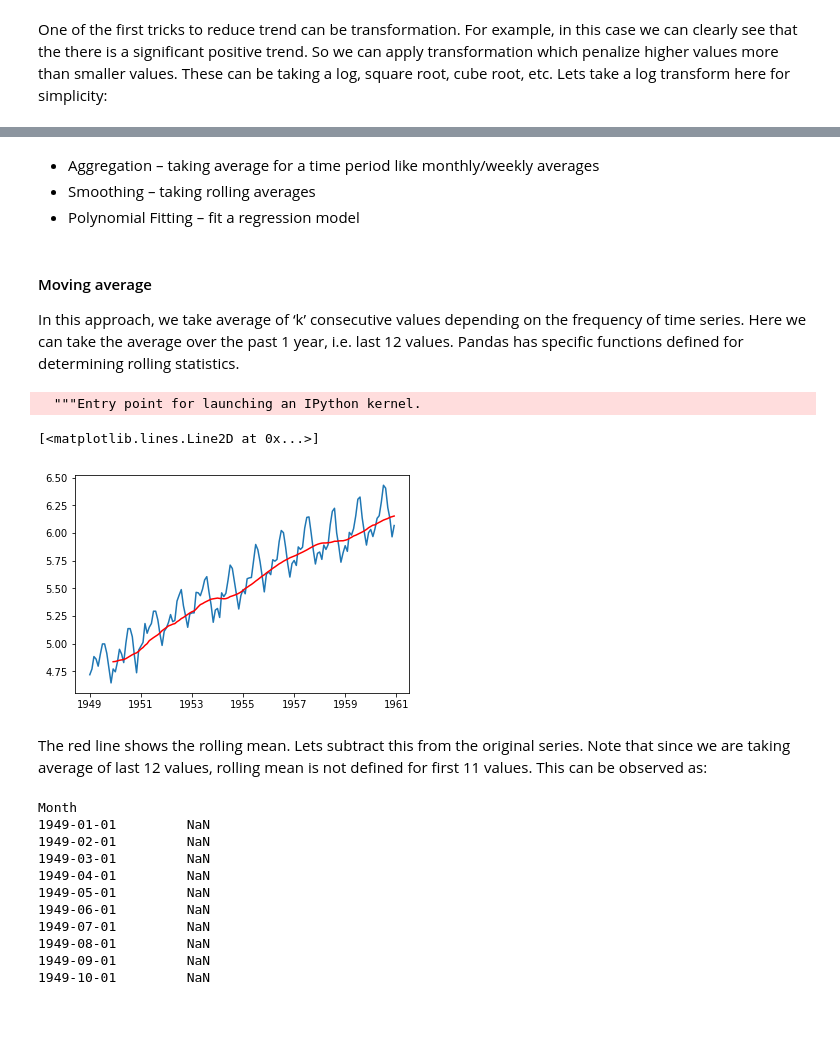
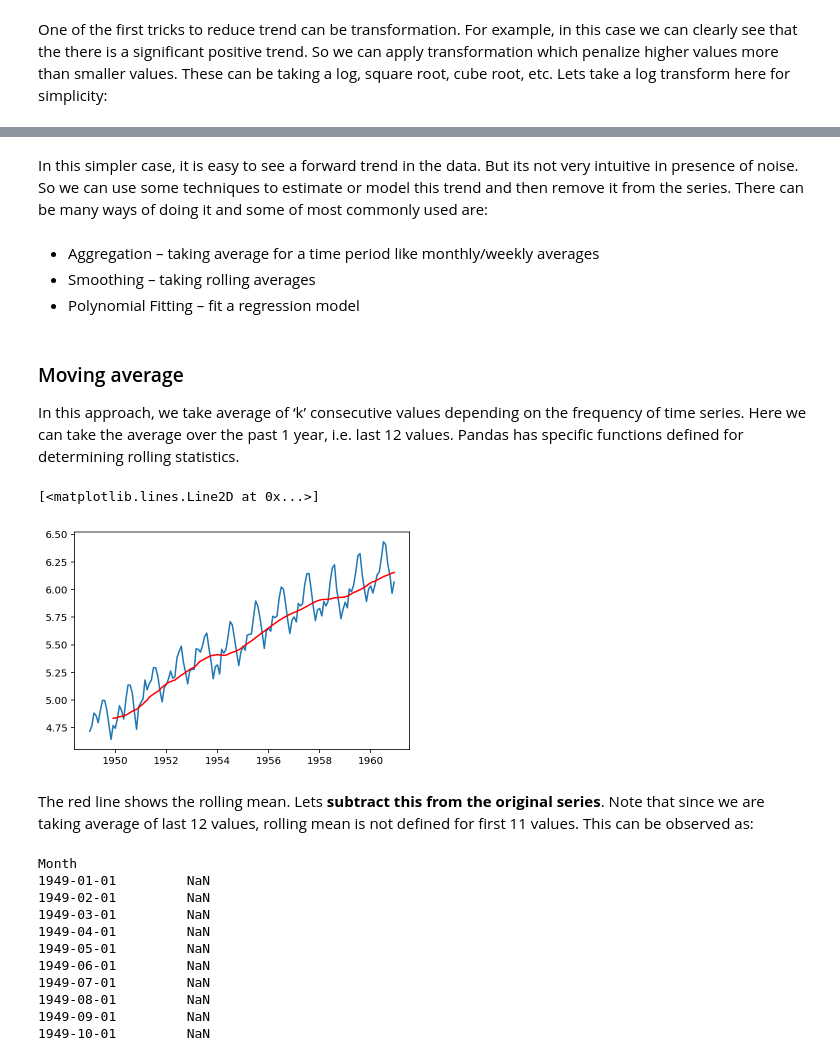
Before and after one commit to mohan-mj/Time-Series-Analysis-ARIMA, a Jupyter notebook: 1_Stationary Time Series - Check.ipynb, the cells around one changed output, grey strips where cells are left out. Cells and saved outputs as stored; diff of their text form; code cells hidden in the pictures; blank space fills up the shorter version.

```diff
--- a/1_Stationary Time Series - Check.ipynb
+++ b/1_Stationary Time Series - Check.ipynb
@@ -192,20 +199,21 @@ plt.plot(ts_log)
+# %% [markdown]
+In this simpler case, it is easy to see a forward trend in the data. But its not very intuitive in presence of noise. So we can use some techniques to estimate or model this trend and then remove it from the series. There can be many ways of doing it and some of most commonly used are:
 # %% [markdown]
 - Aggregation – taking average for a time period like monthly/weekly averages
 - Smoothing – taking rolling averages
 - Polynomial Fitting – fit a regression model
 # %% [markdown]
-#### Moving average
+### Moving average
 In this approach, we take average of ‘k’ consecutive values depending on the frequency of time series. Here we can take the average over the past 1 year, i.e. last 12 values. Pandas has specific functions defined for determining rolling statistics.
 # %%
-moving_avg = pd.rolling_mean(ts_log,12)
+moving_avg = pd.Series.rolling(ts_log,12).mean()
 plt.plot(ts_log)
 plt.plot(moving_avg, color='red')
 # %% [output]
-  """Entry point for launching an IPython kernel.
+[<matplotlib.lines.Line2D at 0x...>]
-[<matplotlib.lines.Line2D at 0x...>]
-[figure, old version]
+[figure, new version]
 # %% [markdown]
-The red line shows the rolling mean. Lets subtract this from the original series. Note that since we are taking average of last 12 values, rolling mean is not defined for first 11 values. This can be observed as:
+The red line shows the rolling mean. Lets **subtract this from the original series**. Note that since we are taking average of last 12 values, rolling mean is not defined for first 11 values. This can be observed as:
 # %%
 ts_log_moving_avg_diff = ts_log - moving_avg
 ts_log_moving_avg_diff.head(12)
```
Also changed, not shown: parts of 25 cells of this notebook.
